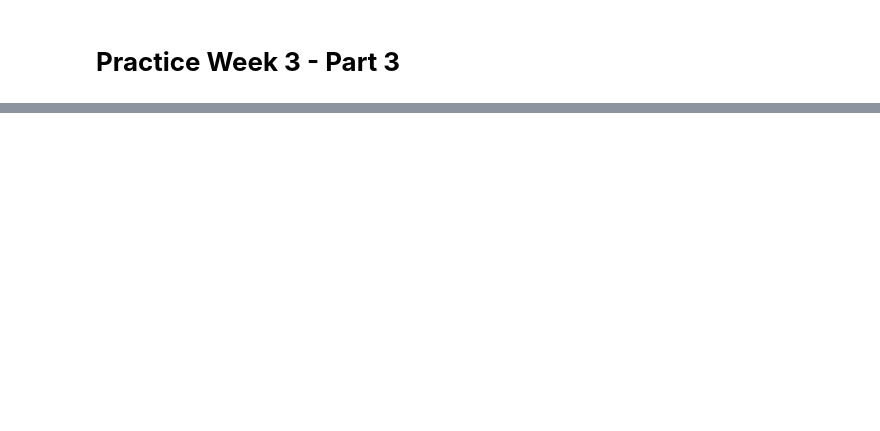
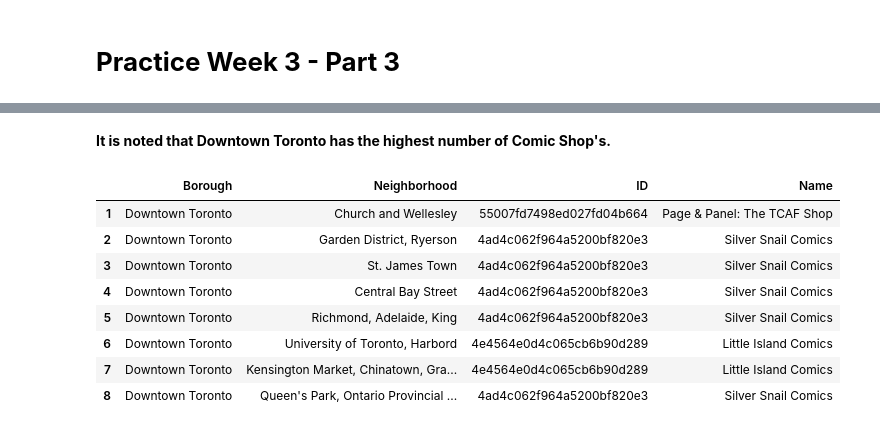
Before and after one commit to agmorcillo/Coursera_Capstone, a Jupyter notebook: Practice_Week_3.ipynb, the cells around one changed output, grey strips where cells are left out. Cells and saved outputs as stored; diff of their text form; code cells hidden in the pictures; blank space fills up the shorter version.

```diff
--- a/Practice_Week_3.ipynb
+++ b/Practice_Week_3.ipynb
@@ -111,0 +162,3 @@ import matplotlib.colors as colors
+# %%
+map_toronto = folium.Map(location=[latitude, longitude], zoom_start=10)
+map_toronto
@@ -111,0 +351,14 @@ import matplotlib.colors as colors
+# %% [markdown]
+**It is noted that Downtown Toronto has the highest number of Comic Shop's.**
+# %%
+comic_shop_df[comic_shop_df['Borough']=='Downtown Toronto']
+# %% [output]
+|  | Borough | Neighborhood | ID | Name |
+| 1 | Downtown Toronto | Church and Wellesley | 55007fd7498ed027fd04b664 | Page & Panel: The TCAF Shop |
+| 2 | Downtown Toronto | Garden District, Ryerson | 4ad4c062f964a5200bf820e3 | Silver Snail Comics |
+| 3 | Downtown Toronto | St. James Town | 4ad4c062f964a5200bf820e3 | Silver Snail Comics |
+| 4 | Downtown Toronto | Central Bay Street | 4ad4c062f964a5200bf820e3 | Silver Snail Comics |
+| 5 | Downtown Toronto | Richmond, Adelaide, King | 4ad4c062f964a5200bf820e3 | Silver Snail Comics |
+| 6 | Downtown Toronto | University of Toronto, Harbord | 4e4564e0d4c065cb6b90d289 | Little Island Comics |
+| 7 | Downtown Toronto | Kensington Market, Chinatown, Gra... | 4e4564e0d4c065cb6b90d289 | Little Island Comics |
+| 8 | Downtown Toronto | Queen's Park, Ontario Provincial ... | 4ad4c062f964a5200bf820e3 | Silver Snail Comics |
```
Also changed, not shown: parts of 52 cells of this notebook.
